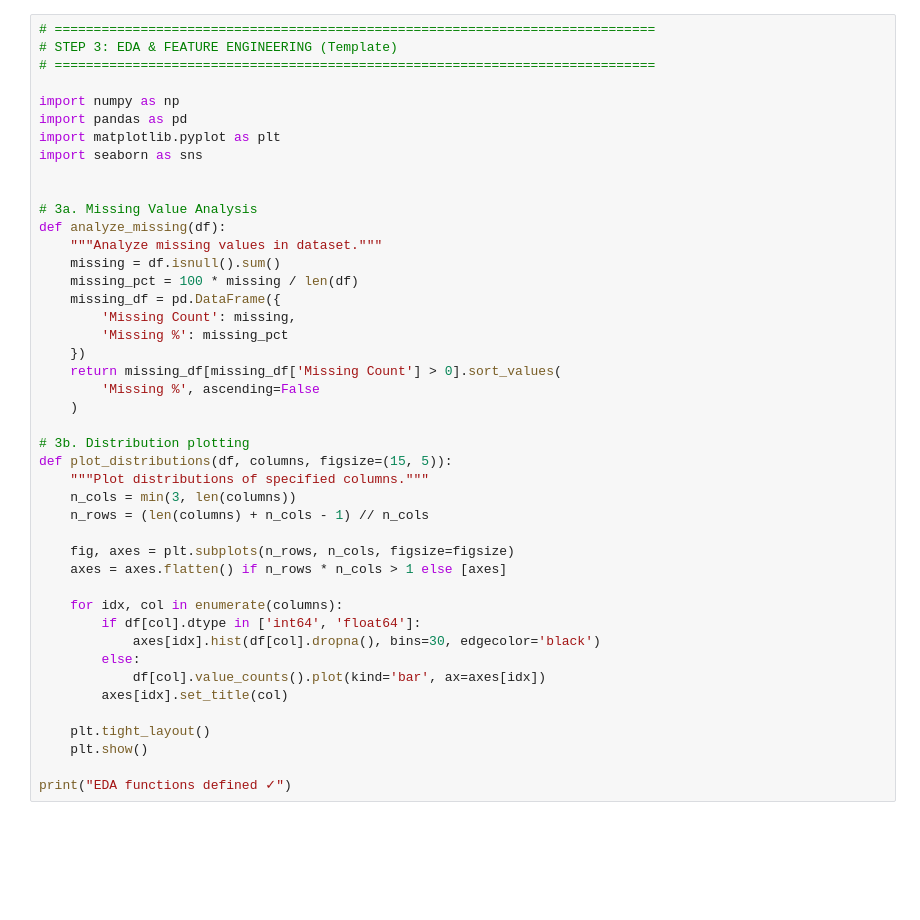
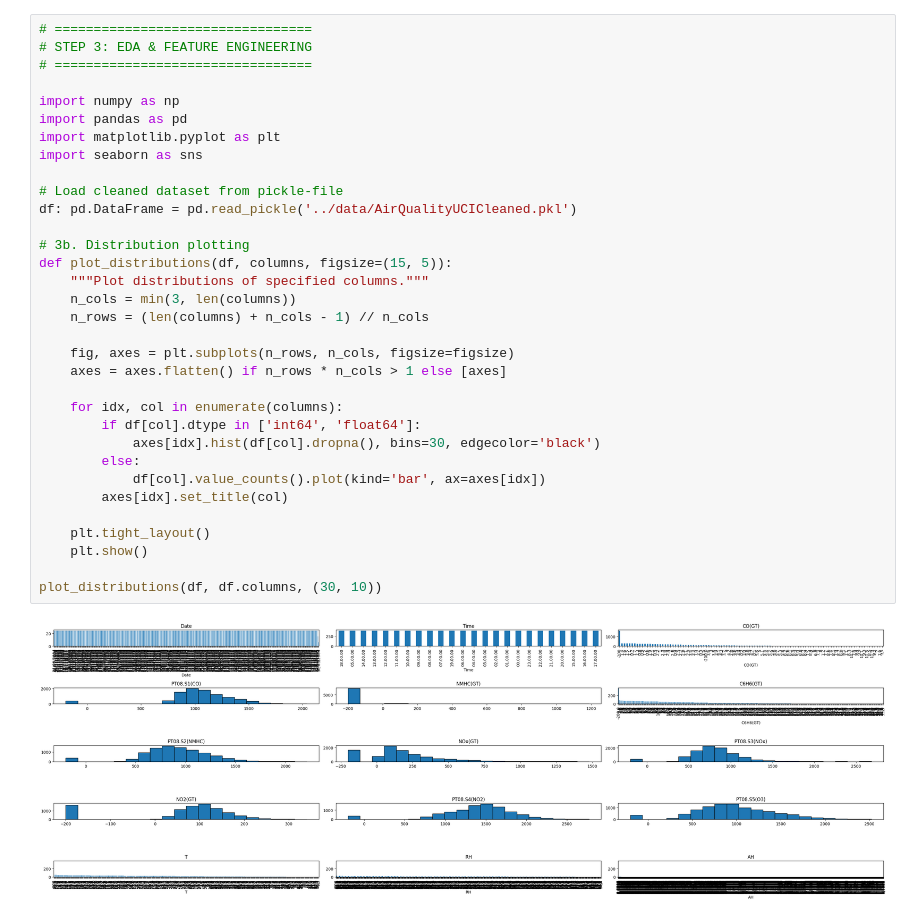
Before and after one commit to sebdied/AIM-capstone-project, a Jupyter notebook: notebooks/02_Feature_Engineering.ipynb, the cells around one changed output. Cells and saved outputs as stored; diff of their text form; blank space fills up the shorter version.

```diff
--- a/notebooks/02_Feature_Engineering.ipynb
+++ b/notebooks/02_Feature_Engineering.ipynb
@@ -1,44 +1,35 @@
 # %%
-# =============================================================================
-# STEP 3: EDA & FEATURE ENGINEERING (Template)
-# =============================================================================
+# =================================
+# STEP 3: EDA & FEATURE ENGINEERING
+# =================================
 
 import numpy as np
 import pandas as pd
 import matplotlib.pyplot as plt
 import seaborn as sns
 
-
-# 3a. Missing Value Analysis
-def analyze_missing(df):
-    """Analyze missing values in dataset."""
-    missing = df.isnull().sum()
-    missing_pct = 100 * missing / len(df)
-    missing_df = pd.DataFrame({
-        'Missing Count': missing,
-        'Missing %': missing_pct
-    })
-    return missing_df[missing_df['Missing Count'] > 0].sort_values(
-        'Missing %', ascending=False
-    )
+# Load cleaned dataset from pickle-file
+df: pd.DataFrame = pd.read_pickle('../data/AirQualityUCICleaned.pkl')
 
 # 3b. Distribution plotting
 def plot_distributions(df, columns, figsize=(15, 5)):
     """Plot distributions of specified columns."""
     n_cols = min(3, len(columns))
     n_rows = (len(columns) + n_cols - 1) // n_cols
 
     fig, axes = plt.subplots(n_rows, n_cols, figsize=figsize)
     axes = axes.flatten() if n_rows * n_cols > 1 else [axes]
 
     for idx, col in enumerate(columns):
         if df[col].dtype in ['int64', 'float64']:
             axes[idx].hist(df[col].dropna(), bins=30, edgecolor='black')
         else:
             df[col].value_counts().plot(kind='bar', ax=axes[idx])
         axes[idx].set_title(col)
 
     plt.tight_layout()
     plt.show()
 
-print("EDA functions defined ✓")
+plot_distributions(df, df.columns, (30, 10))
+# %% [output]
+[figure, added]
```
Also changed, not shown: 4 other files.
